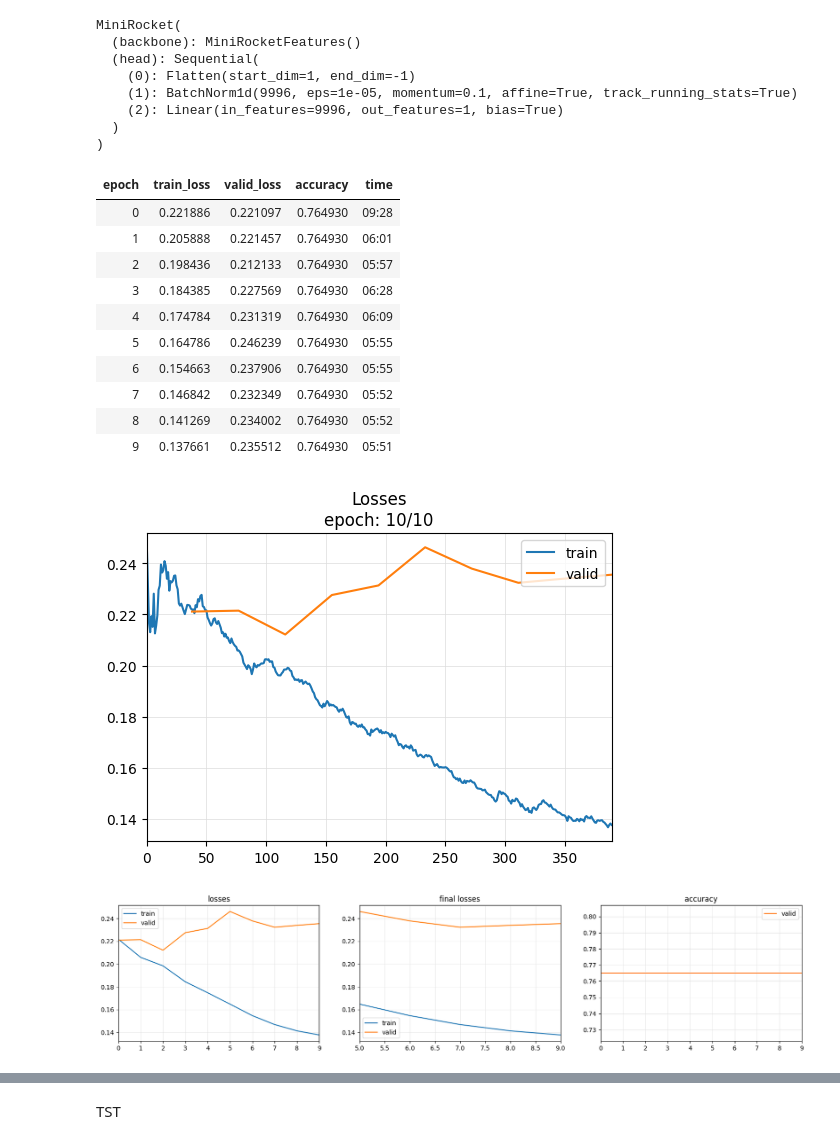
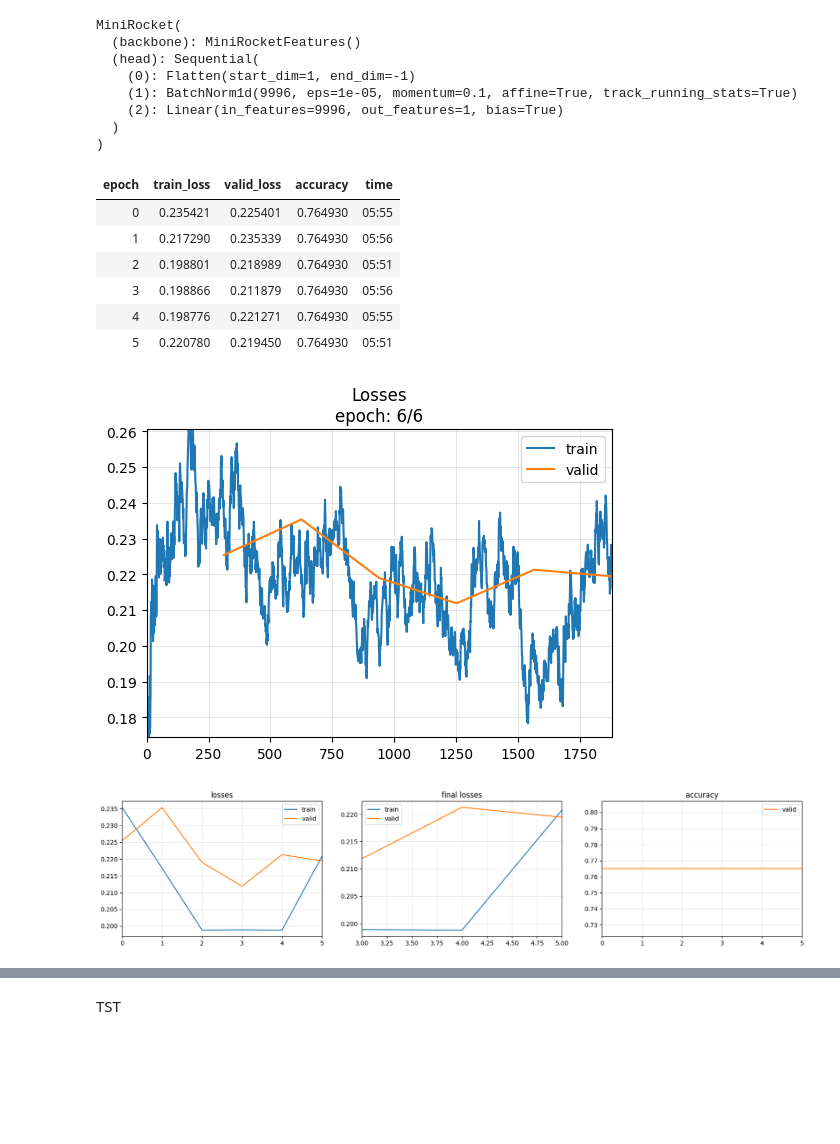
Before and after one commit to lwachowiak/HRI-Error-Detection-STAI, a Jupyter notebook: code/testing.ipynb, the cells around one changed output, grey strips where cells are left out. Saved outputs shown, nothing was run; the diff lists cells and outputs as text; code cells hidden in the pictures; blank space fills up the shorter version.

```diff
--- a/code/testing.ipynb
+++ b/code/testing.ipynb
@@ -148,24 +147,20 @@ MiniRocket(
 # %%
 tfms = [None, TSClassification()]
 batch_tfms = TSStandardize(by_sample=True)
 dsets = TSDatasets(all_X, all_Y, splits=splits, inplace=True)
 dls   = TSDataLoaders.from_dsets(dsets.train, dsets.valid, batch_tfms=batch_tfms, bs=8)
 model = build_ts_model(MINIROCKET_Pytorch.MiniRocket, dls=dls)
 learn = ts_learner(dls, model, metrics=accuracy, cbs=ShowGraph())
-learn.fit_one_cycle(10, 7e-5) # tried: 7e-5
+learn.fit_one_cycle(6, 1e-6) # tried: 7e-5
 # %% [output]
 | epoch | train_loss | valid_loss | accuracy | time |
-| 0 | 0.221886 | 0.221097 | 0.764930 | 09:28 |
-| 1 | 0.205888 | 0.221457 | 0.764930 | 06:01 |
-| 2 | 0.198436 | 0.212133 | 0.764930 | 05:57 |
-| 3 | 0.184385 | 0.227569 | 0.764930 | 06:28 |
-| 4 | 0.174784 | 0.231319 | 0.764930 | 06:09 |
-| 5 | 0.164786 | 0.246239 | 0.764930 | 05:55 |
-| 6 | 0.154663 | 0.237906 | 0.764930 | 05:55 |
-| 7 | 0.146842 | 0.232349 | 0.764930 | 05:52 |
-| 8 | 0.141269 | 0.234002 | 0.764930 | 05:52 |
-| 9 | 0.137661 | 0.235512 | 0.764930 | 05:51 |
+| 0 | 0.235421 | 0.225401 | 0.764930 | 05:55 |
+| 1 | 0.217290 | 0.235339 | 0.764930 | 05:56 |
+| 2 | 0.198801 | 0.218989 | 0.764930 | 05:51 |
+| 3 | 0.198866 | 0.211879 | 0.764930 | 05:56 |
+| 4 | 0.198776 | 0.221271 | 0.764930 | 05:55 |
+| 5 | 0.220780 | 0.219450 | 0.764930 | 05:51 |
-[figure, old version]
+[figure, new version]
-[figure, old version]
+[figure, new version]
 # %%
 tfms = [None, TSClassification()]
```
Also changed, not shown: parts of 4 cells of this notebook, 2 other files.
